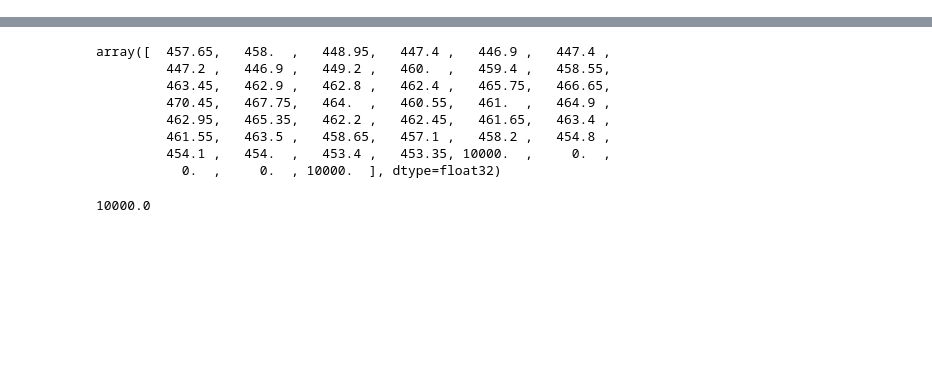
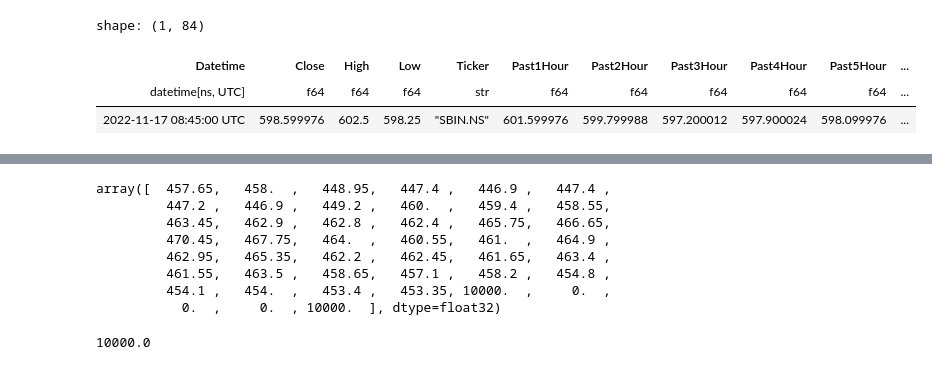
Before and after one commit to xaviruvpadhiyar98/trading-rl, a Jupyter notebook: notebooks/debug_env.ipynb, the cells around one changed output, grey strips where cells are left out. Drawn from its saved outputs; the diff is of its cells as text; code cells hidden in the pictures; blank space fills up the shorter version.

```diff
--- a/notebooks/debug_env.ipynb
+++ b/notebooks/debug_env.ipynb
@@ -20,0 +192,7 @@ EVAL_CLOSE_PRICES = pl.read_parquet(EVAL_FILE)["Close"].to_numpy()
+# %%
+df.filter(pl.col('Close') == 598.5999755859375)
+# %% [output]
+shape: (1, 84)
+| Datetime | Close | High | Low | Ticker | Past1Hour | Past2Hour | Past3Hour | Past4Hour | Past5Hour | ... |
+| datetime[ns, UTC] | f64 | f64 | f64 | str | f64 | f64 | f64 | f64 | f64 | ... |
+| 2022-11-17 08:45:00 UTC | 598.599976 | 602.5 | 598.25 | "SBIN.NS" | 601.599976 | 599.799988 | 597.200012 | 597.900024 | 598.099976 | ... |
```
Also changed, not shown: parts of 14 cells of this notebook, 9 other files.
